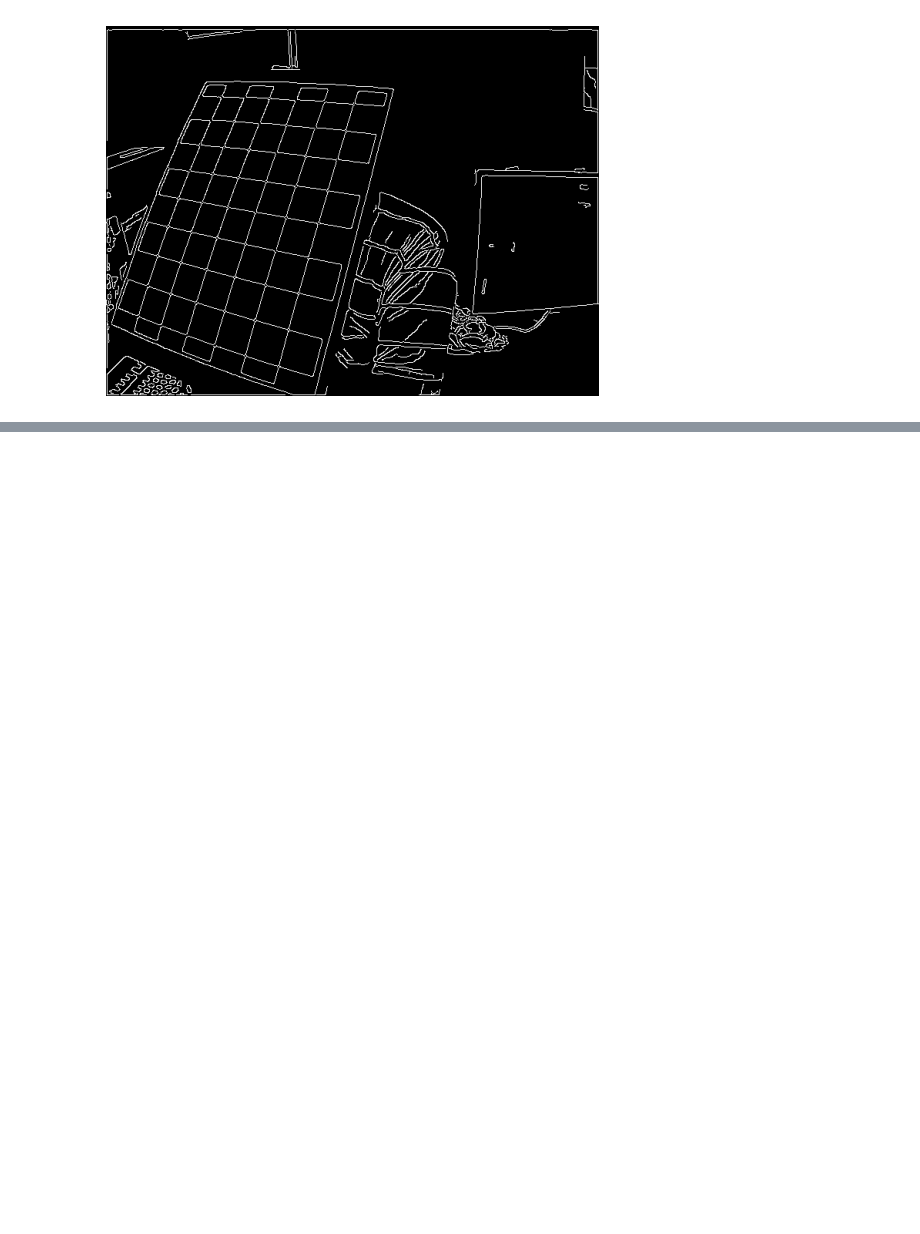
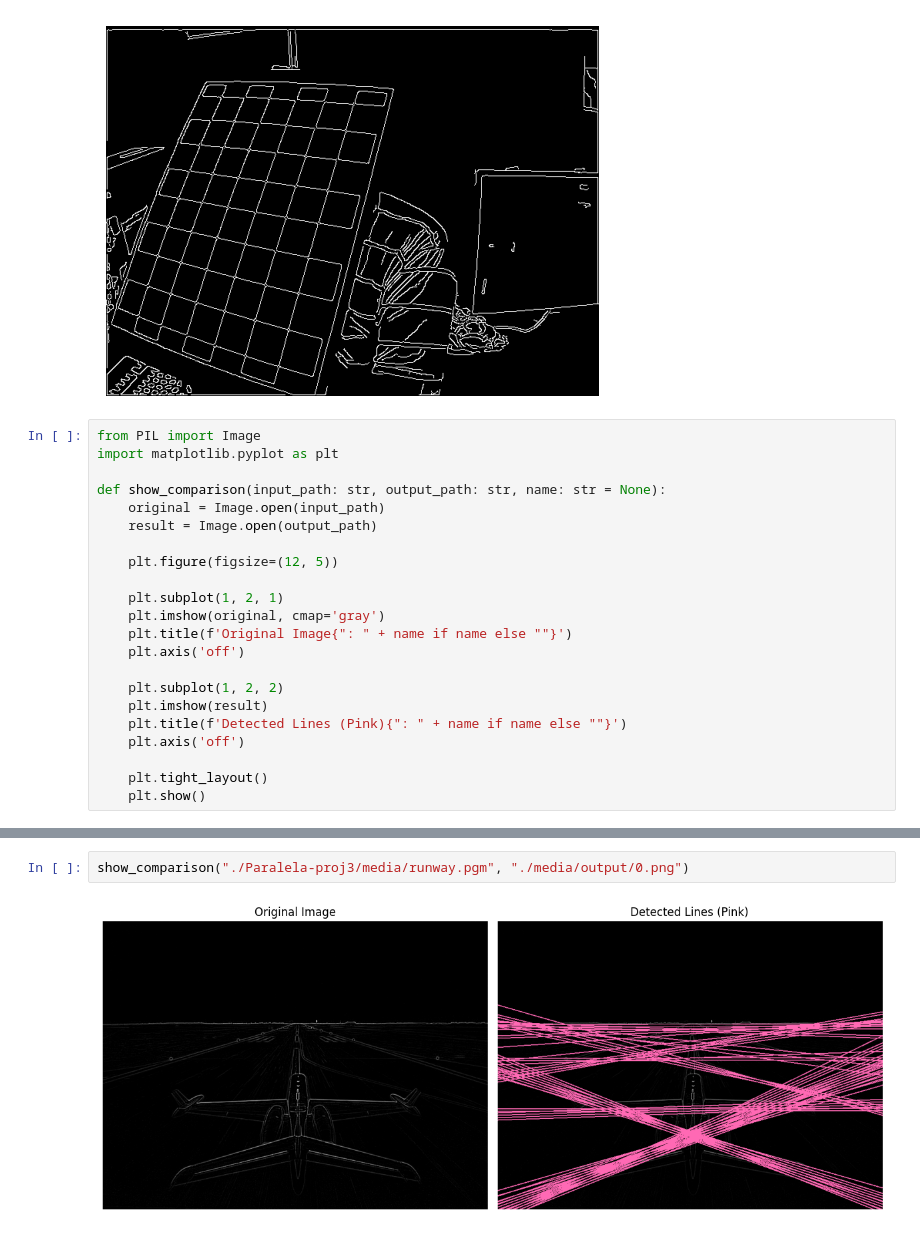
Before and after one commit to DanielRasho/Paralela-proj3, a Jupyter notebook: main.ipynb, the cells around one changed output, grey strips where cells are left out. Drawn from its saved outputs; the diff is of its cells as text; blank space fills up the shorter version.

```diff
--- a/main.ipynb
+++ b/main.ipynb
@@ -125,3 +99,25 @@ plt.axis('off')
 plt.show()
 # %% [output]
 [figure]
+# %%
+from PIL import Image
+import matplotlib.pyplot as plt
+
+def show_comparison(input_path: str, output_path: str, name: str = None):
+    original = Image.open(input_path)
+    result = Image.open(output_path)
+
+    plt.figure(figsize=(12, 5))
+
+    plt.subplot(1, 2, 1)
+    plt.imshow(original, cmap='gray')
+    plt.title(f'Original Image{": " + name if name else ""}')
+    plt.axis('off')
+
+    plt.subplot(1, 2, 2)
+    plt.imshow(result)
+    plt.title(f'Detected Lines (Pink){": " + name if name else ""}')
+    plt.axis('off')
+
+    plt.tight_layout()
+    plt.show()
@@ -128,2 +147,6 @@ plt.show()
+# %%
+show_comparison("./Paralela-proj3/media/runway.pgm", "./media/output/0.png")
+# %% [output]
+[figure, added]
 # %% [markdown]
 ## Memoria Global
```
Also changed, not shown: parts of 12 cells of this notebook.
